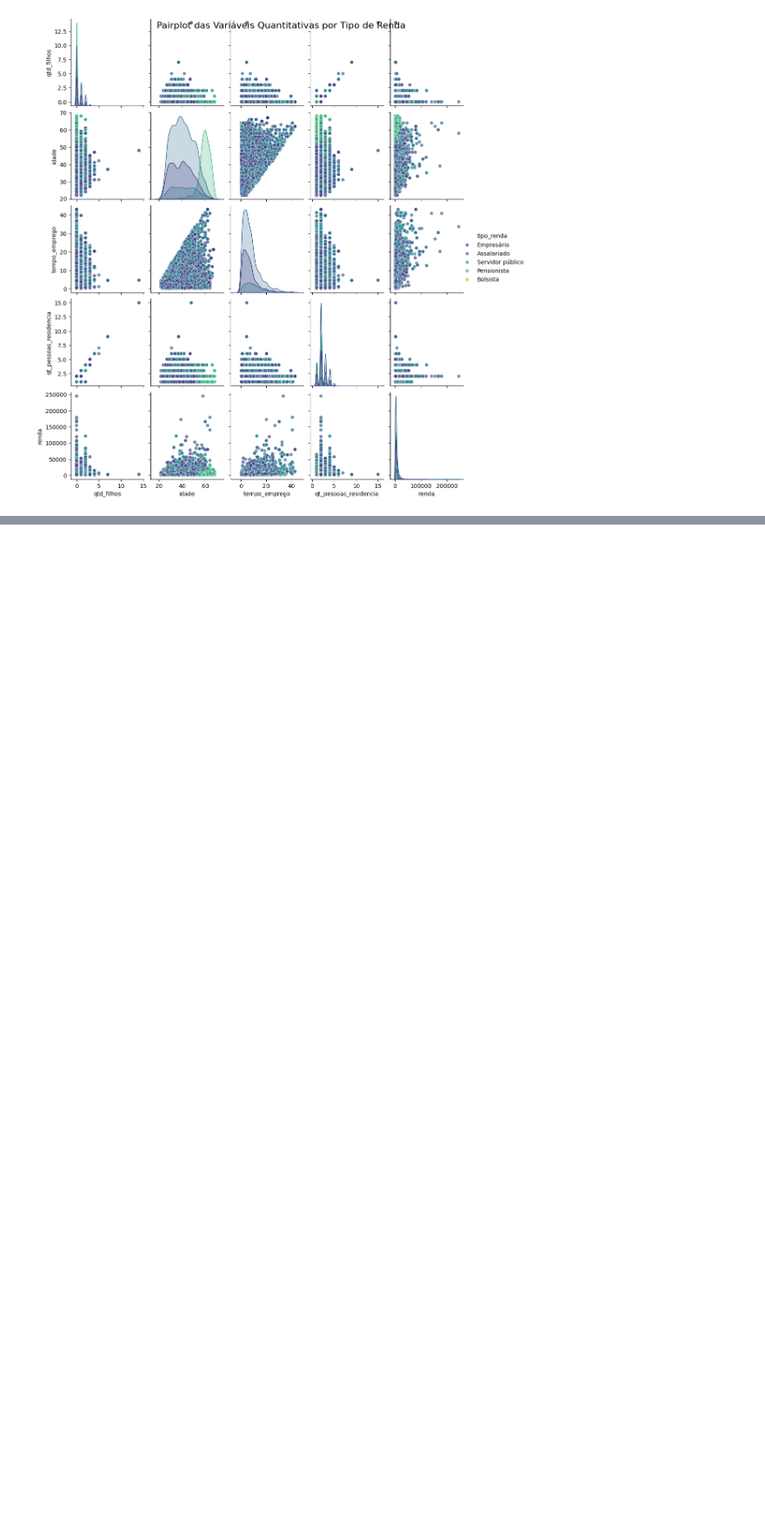
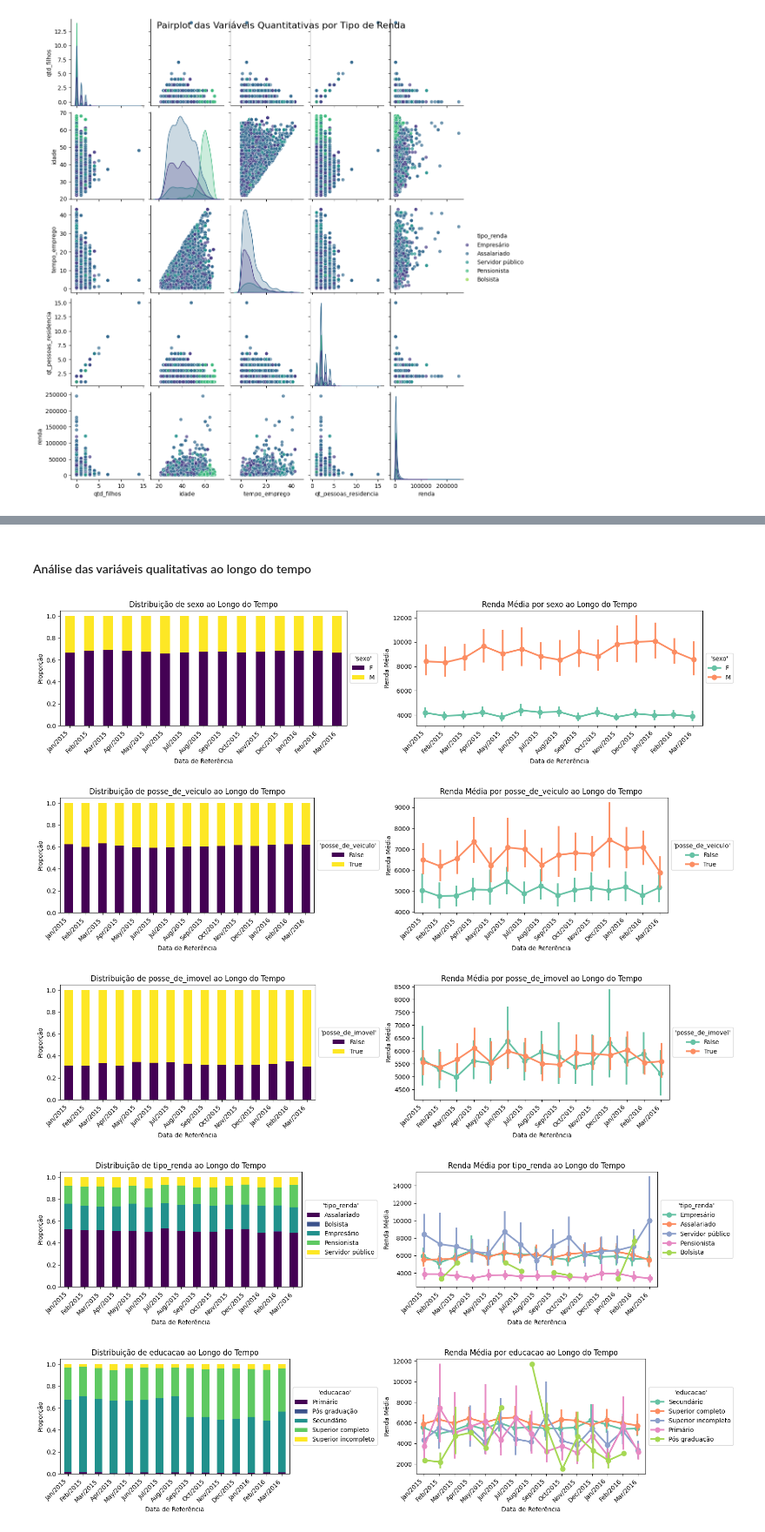
Before and after one commit to PaulodiasDeveloper/Previsao_renda, a Jupyter notebook: projeto_teste.ipynb, the cells around one changed output, grey strips where cells are left out. Shown at 87% size. Cells and saved outputs as stored; diff of their text form; code cells hidden in the pictures; blank space fills up the shorter version.

```diff
--- a/projeto_teste.ipynb
+++ b/projeto_teste.ipynb
@@ -241,0 +410,59 @@ plt.gcf().set_size_inches(12, 12)
+# %% [markdown]
+#### Análise das variáveis qualitativas ao longo do tempo
+# %%
+def plot_qualitative_variables(renda, col):
+    """
+    Plota gráficos de barras empilhadas e perfis médios no tempo para uma variável qualitativa.
+
+    Args:
+        renda (pd.DataFrame): DataFrame contendo os dados.
+        col (str): Nome da coluna qualitativa.
+    """
+
+    fig, axes = plt.subplots(nrows=1, ncols=2, figsize=(16, 4))
+    fig.subplots_adjust(wspace=0.6)
+
+    # Formatação das datas para exibição
+    tick_labels = renda['data_ref'].dt.strftime('%b/%Y').unique()
+
+    # Barras empilhadas
+    renda_crosstab = pd.crosstab(
+        index=renda['data_ref'], columns=renda[col], normalize='index'
+    )
+    ax0 = renda_crosstab.plot.bar(stacked=True, ax=axes[0], colormap='viridis') #colormap adicionado
+    ax0.set_xticks(range(len(tick_labels)))  # Defina os ticks aqui
+    ax0.set_xticklabels(labels=tick_labels, rotation=45, ha='right') #ha='right' adicionado para melhor visualização
+    axes[0].legend(bbox_to_anchor=(1, 0.5), loc='center left', title=f"'{col}'")
+    axes[0].set_title(f'Distribuição de {col} ao Longo do Tempo')
+    axes[0].set_xlabel('Data de Referência')
+    axes[0].set_ylabel('Proporção')
+
+    # Perfis médios no tempo
+    ax1 = sns.pointplot(
+        x='data_ref', y='renda', hue=col, data=renda, dodge=True, errorbar=('ci', 95), ax=axes[1], palette='Set2' #palette adicionado
+    )
+    ax1.set_xticks(range(len(tick_labels)))  # Defina os ticks aqui
+    ax1.set_xticklabels(labels=tick_labels, rotation=45, ha='right') #ha='right' adicionado para melhor visualização
+    axes[1].legend(bbox_to_anchor=(1, 0.5), loc='center left', title=f"'{col}'")
+    axes[1].set_title(f'Renda Média por {col} ao Longo do Tempo')
+    axes[1].set_xlabel('Data de Referência')
+    axes[1].set_ylabel('Renda Média')
+
+    plt.tight_layout() #melhora o layout para evitar sobreposição
+    #plt.show() # Não necessário em Jupyter Notebook
+
+# Conversão da coluna 'data_ref' para datetime
+renda['data_ref'] = pd.to_datetime(renda['data_ref'])
+
+# Seleção das colunas qualitativas
+qualitativas = renda.select_dtypes(include=['object', 'boolean']).columns
+
+# Plotagem dos gráficos para cada variável qualitativa
+for col in qualitativas:
+    plot_qualitative_variables(renda, col)
+# %% [output]
+[figure, added]
+[figure, added]
+[figure, added]
+[figure, added]
+[figure, added]
```
Also changed, not shown: parts of 12 cells of this notebook.
